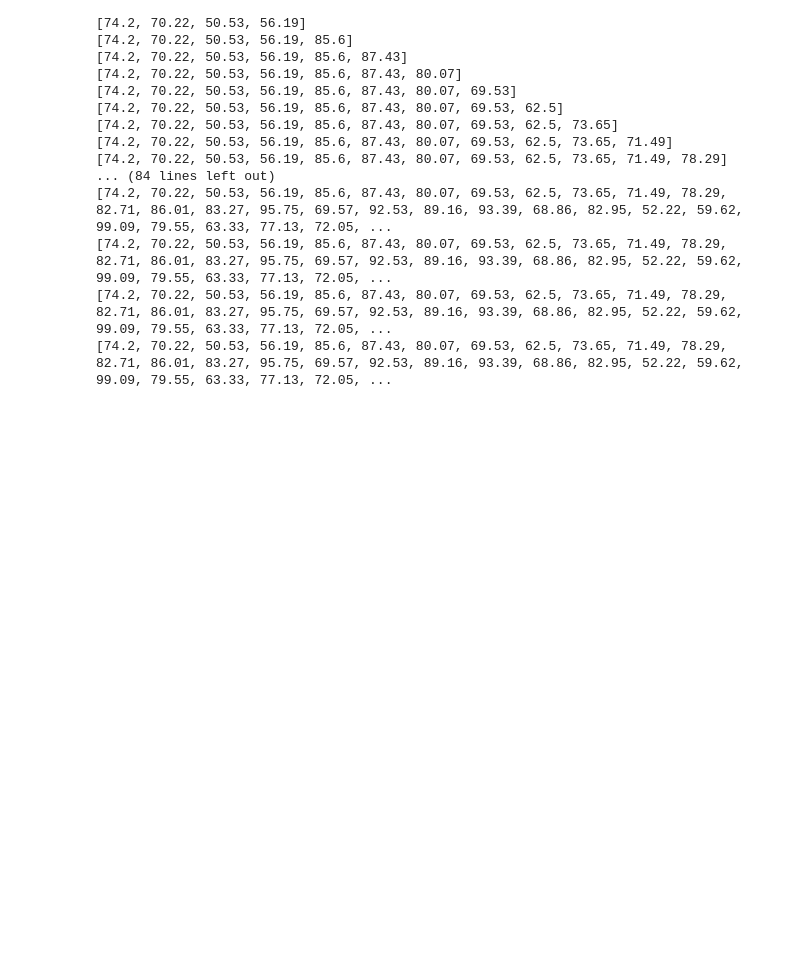
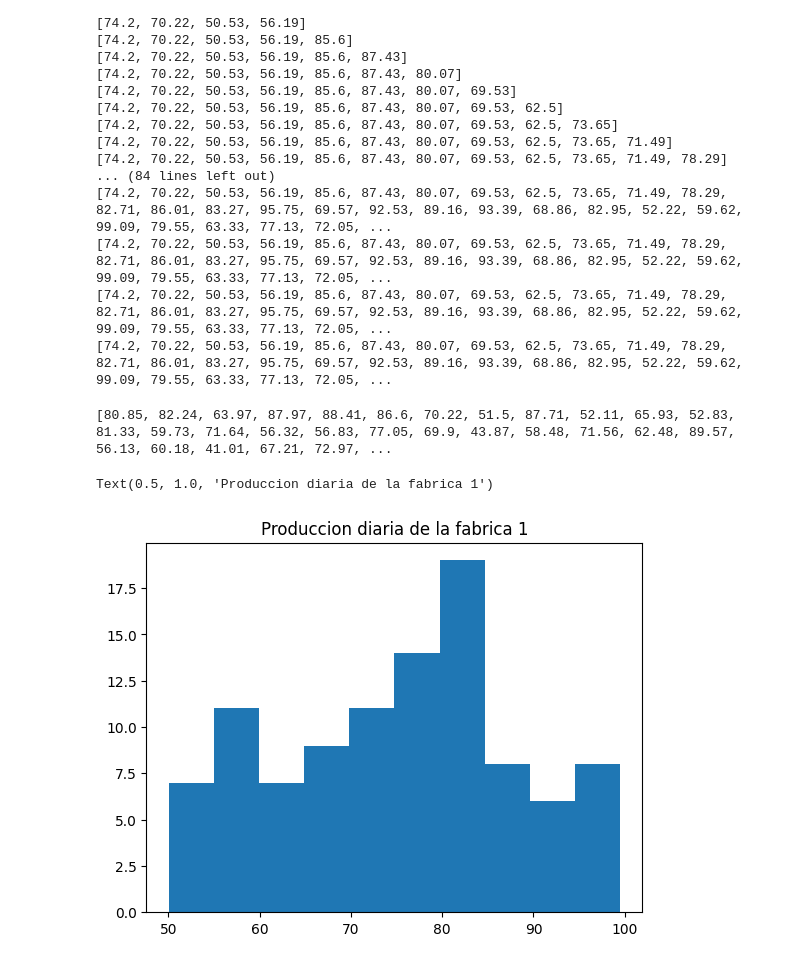
Before and after one commit to PabloLarreta17/Probabilidad, a Jupyter notebook: Práctica_1.ipynb, the cells around one changed output. Drawn from its saved outputs; the diff is of its cells as text; code cells hidden in the pictures; blank space fills up the shorter version.

```diff
--- a/Práctica_1.ipynb
+++ b/Práctica_1.ipynb
@@ -102,3 +102,19 @@ for i in range(100):
 [74.2, 70.22, 50.53, 56.19, 85.6, 87.43, 80.07, 69.53, 62.5, 73.65, 71.49, 78.29, 82.71, 86.01, 83.27, 95.75, 69.57, 92.53, 89.16, 93.39, 68.86, 82.95, 52.22, 59.62, 99.09, 79.55, 63.33, 77.13, 72.05, ...
 [74.2, 70.22, 50.53, 56.19, 85.6, 87.43, 80.07, 69.53, 62.5, 73.65, 71.49, 78.29, 82.71, 86.01, 83.27, 95.75, 69.57, 92.53, 89.16, 93.39, 68.86, 82.95, 52.22, 59.62, 99.09, 79.55, 63.33, 77.13, 72.05, ...
 [74.2, 70.22, 50.53, 56.19, 85.6, 87.43, 80.07, 69.53, 62.5, 73.65, 71.49, 78.29, 82.71, 86.01, 83.27, 95.75, 69.57, 92.53, 89.16, 93.39, 68.86, 82.95, 52.22, 59.62, 99.09, 79.55, 63.33, 77.13, 72.05, ...
+# %%
+fabrica2=[]
+for i in range (100) :
+  numero_aleatorio2 = round(random.uniform(40, 93), 2 )
+  fabrica2.append(numero_aleatorio2)
+print(fabrica2)
+# %% [output]
+[80.85, 82.24, 63.97, 87.97, 88.41, 86.6, 70.22, 51.5, 87.71, 52.11, 65.93, 52.83, 81.33, 59.73, 71.64, 56.32, 56.83, 77.05, 69.9, 43.87, 58.48, 71.56, 62.48, 89.57, 56.13, 60.18, 41.01, 67.21, 72.97, ...
+# %%
+
+import matplotlib.pyplot as plt
+plt.hist(fabrica1)
+plt.title("Produccion diaria de la fabrica 1")
+# %% [output]
+Text(0.5, 1.0, 'Produccion diaria de la fabrica 1')
+[figure, added]
```
Also changed, not shown: parts of 6 cells of this notebook.
